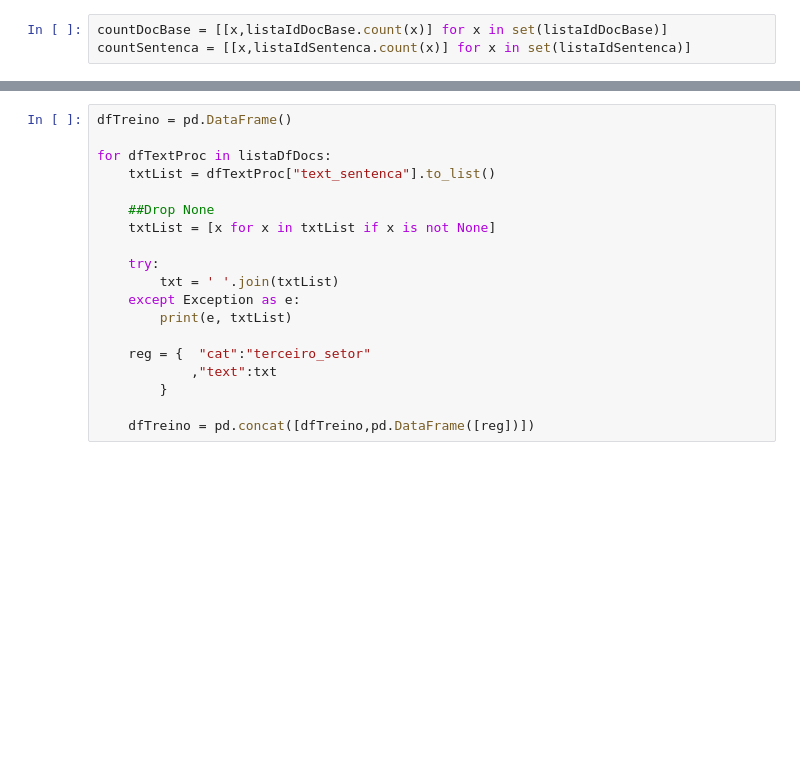
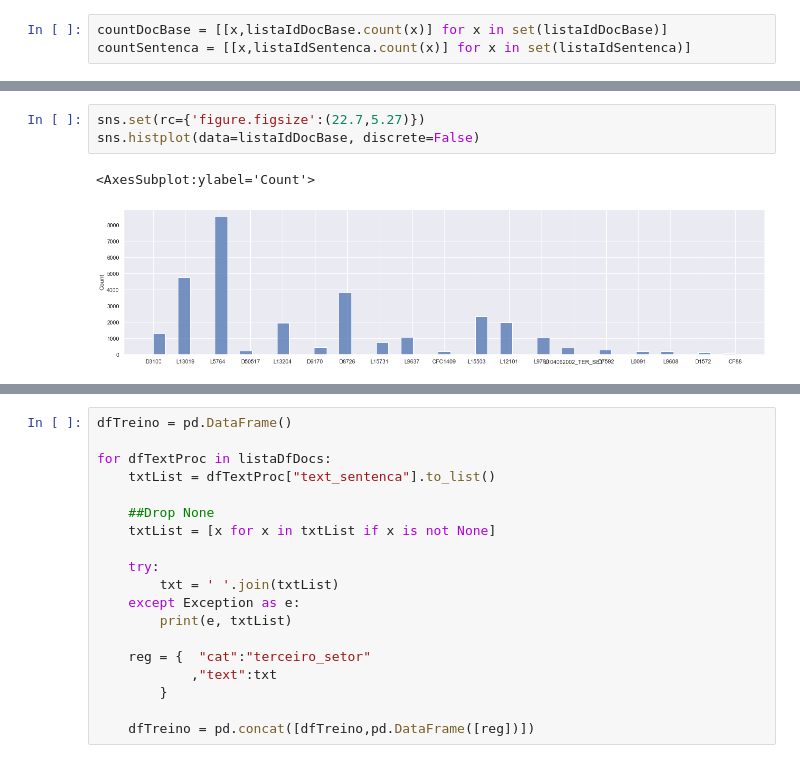
Before and after one commit to mbjesus/regbr, a Jupyter notebook: ExportarDataset.ipynb, the cells around one changed output, grey strips where cells are left out. Drawn from its saved outputs; the diff is of its cells as text; blank space fills up the shorter version.

```diff
--- a/ExportarDataset.ipynb
+++ b/ExportarDataset.ipynb
@@ -137,3 +157,9 @@ sns.histplot(data=listaIdDocBase, discrete=True)
+# %%
+sns.set(rc={'figure.figsize':(22.7,5.27)})
+sns.histplot(data=listaIdDocBase, discrete=False)
+# %% [output]
+<AxesSubplot:ylabel='Count'>
+[figure, added]
 # %%
 sns.set(rc={'figure.figsize':(35.7,4.27)})
 sns.histplot(data=listaIdSentenca, discrete=True)
```
Also changed, not shown: parts of 41 cells of this notebook, 15 other files.
